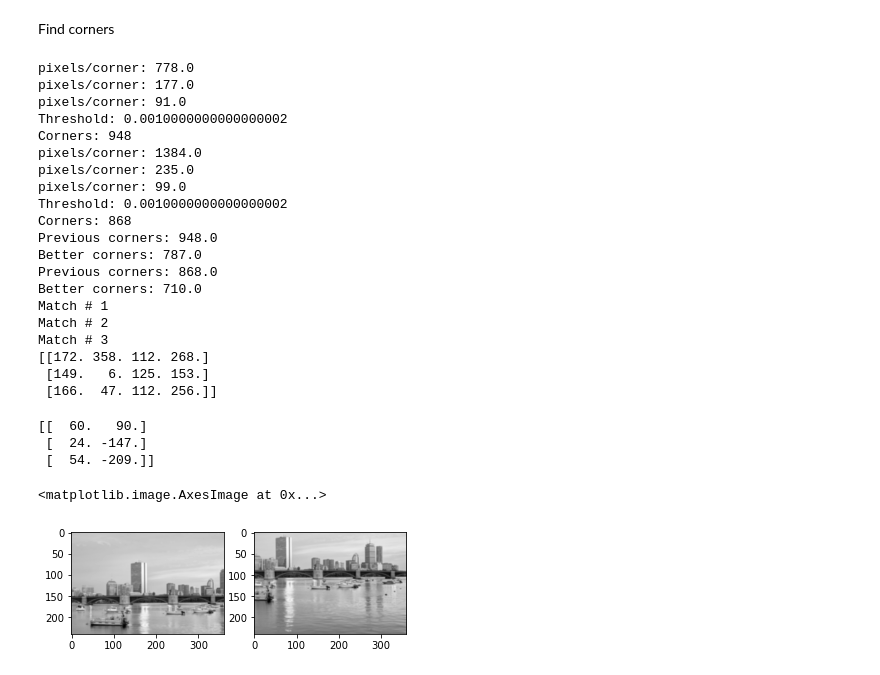
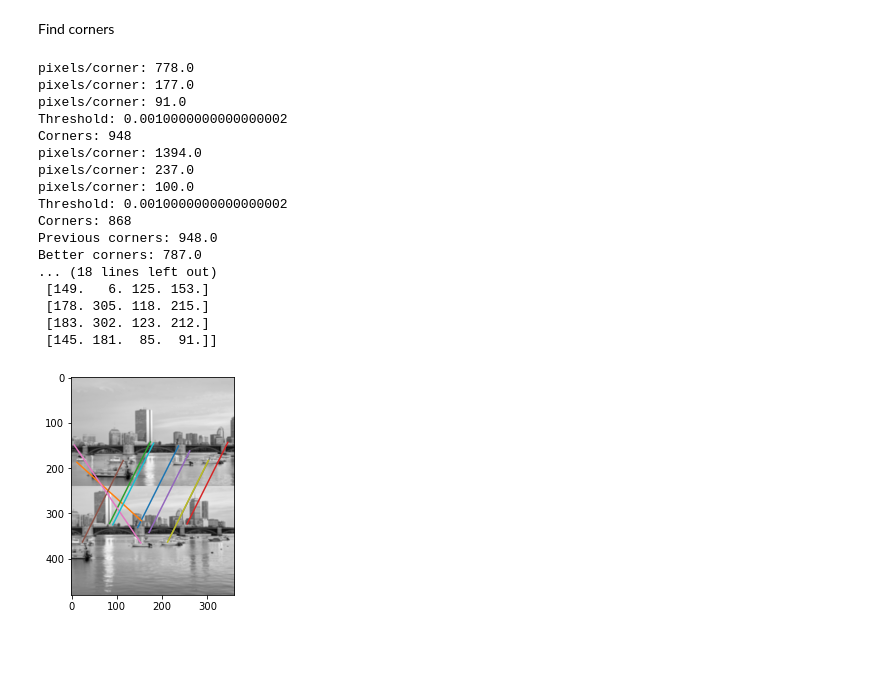
Before and after one commit to Tsmorz/computer-vision, a Jupyter notebook: Project 2/FeatureTracking.ipynb, the cells around one changed output. Drawn from its saved outputs; the diff is of its cells as text; code cells hidden in the pictures; blank space fills up the shorter version.

Commit message:
draw lines between matches

```diff
--- a/Project 2/FeatureTracking.ipynb
+++ b/Project 2/FeatureTracking.ipynb
@@ -201,7 +201,7 @@ def findMatches(corners1,corners2,width,num_matches):
         best = np.where(fit==np.amax(fit))
         best = np.array(best).T
 
-        if best.shape[0] == 1:
+        if best.shape[0] == 1 and np.amax(fit) >= 0.5:
             print("Match #",i+1)
             best = np.concatenate(best)
             matches[i,:] = np.array([r,c,best[0],best[1]])
@@ -306,7 +306,7 @@ Split images
 r,c = gray.shape
 split = 5
 topleft = gray[0:np.int(np.floor(r-r/split)), 0:np.int(np.floor(c-c/split))]
-botright = gray[np.int(np.floor(r-(split-1)*r/split)):-1, np.int(np.floor(c-(split-1)*c/split)):-1]
+botright = gray[np.int(np.floor(r-(split-1)*r/split)):, np.int(np.floor(c-(split-1)*c/split)):]
 # %% [markdown]
 Find corners
 # %%
@@ -321,9 +321,8 @@ num_corners = 2
 better_corners1 = neighboringCorner(corners1,width,num_corners)
 better_corners2 = neighboringCorner(corners2,width,num_corners)
 
-
 # Find matches
-num_matches = 3
+num_matches = 10
 matches = findMatches(better_corners1,better_corners2,width,num_matches)
 
 print(matches)
@@ -333,37 +332,33 @@ pixels/corner: 177.0
 pixels/corner: 91.0
 Threshold: 0.0010000000000000002
 Corners: 948
-pixels/corner: 1384.0
-pixels/corner: 235.0
-pixels/corner: 99.0
+pixels/corner: 1394.0
+pixels/corner: 237.0
+pixels/corner: 100.0
 Threshold: 0.0010000000000000002
 Corners: 868
 Previous corners: 948.0
 Better corners: 787.0
-Previous corners: 868.0
-Better corners: 710.0
-Match # 1
-Match # 2
-Match # 3
-[[172. 358. 112. 268.]
+... (18 lines left out)
  [149.   6. 125. 153.]
- [166.  47. 112. 256.]]
+ [178. 305. 118. 215.]
+ [183. 302. 123. 212.]
+ [145. 181.  85.  91.]]
-# %%
-coord1 = matches[:,0:2]
-coord2 = matches[:,2:4]
-print(coord1-coord2)
-# %% [output]
-[[  60.   90.]
- [  24. -147.]
- [  54. -209.]]
-# %%
-threshold = 0.003
-
-plt.subplot(1,2,1)
-plt.imshow(topleft, cmap = "gray")
-
-plt.subplot(1,2,2)
-plt.imshow(botright, cmap = "gray")
-# %% [output]
-<matplotlib.image.AxesImage at 0x...>
-[figure, removed]
+# %%
+def drawLines(image1,image2,matches):
+
+    offset = image1.shape[0]
+    x = np.copy(matches[:,0:4:2])
+    x[:,1] = x[:,1] + offset
+    y = np.copy(matches[:,1:4:2])
+
+    both = np.vstack([image1,image2])
+    plt.imshow(both,cmap='gray')
+    for i in range(0,x.shape[0]):
+        plt.plot(y[i,:],x[i,:])
+
+    return
+
+drawLines(topleft,botright,matches)
+# %% [output]
+[figure, added]
```
Also changed, not shown: parts of 2 cells of this notebook.
